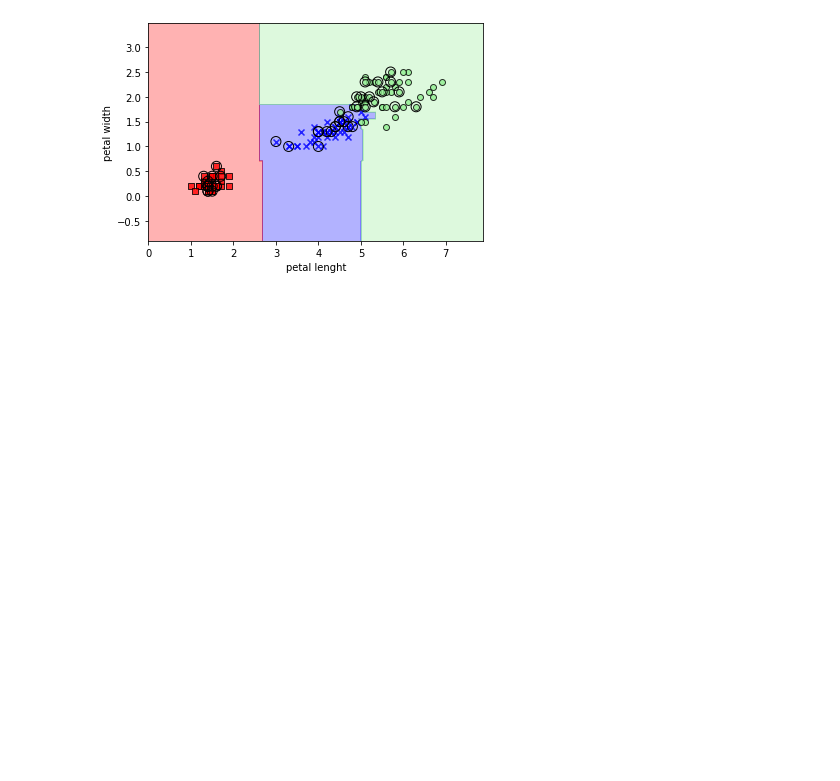
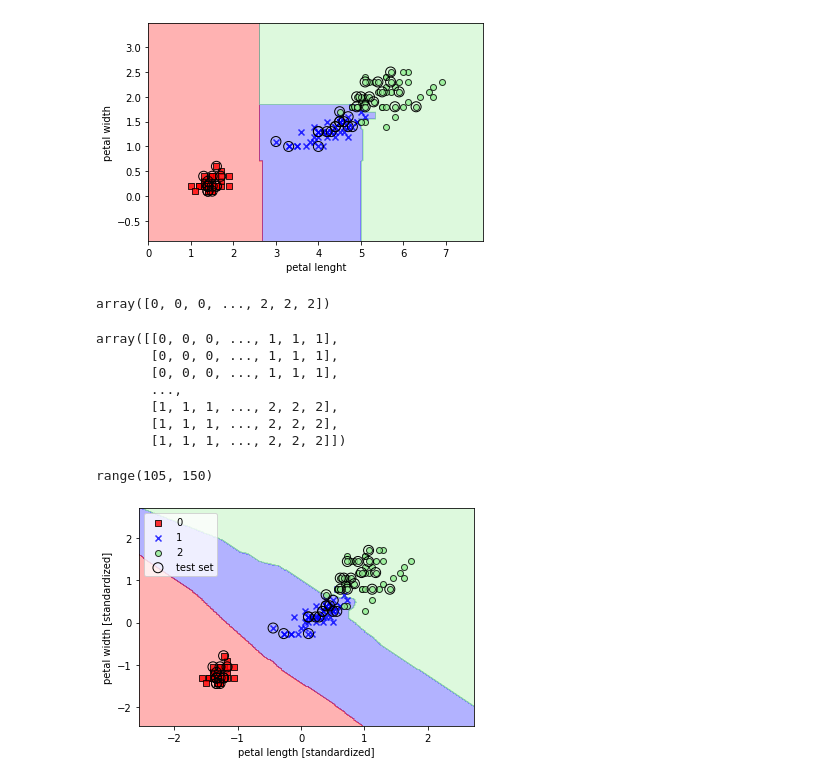
Before and after one commit to hirochan565G/PML_code, a Jupyter notebook: PML3.ipynb, the cells around one changed output. Saved outputs shown, nothing was run; the diff lists cells and outputs as text; code cells hidden in the pictures; blank space fills up the shorter version.

```diff
--- a/PML3.ipynb
+++ b/PML3.ipynb
@@ -837,0 +838,21 @@ range(105, 150)
+# %%
+knn = KNeighborsClassifier(n_neighbors=5, p=2,
+                          metric='minkowski')
+knn.fit(X_train_std, y_train)
+plot_decision_regions(X_combined_std, y_combined,
+                     classifier=knn, test_idx=range(105, 150))
+plt.xlabel('petal length [standardized]')
+plt.ylabel('petal width [standardized]')
+plt.legend(loc='upper left')
+plt.show();
+# %% [output]
+array([0, 0, 0, ..., 2, 2, 2])
+array([[0, 0, 0, ..., 1, 1, 1],
+       [0, 0, 0, ..., 1, 1, 1],
+       [0, 0, 0, ..., 1, 1, 1],
+       ...,
+       [1, 1, 1, ..., 2, 2, 2],
+       [1, 1, 1, ..., 2, 2, 2],
+       [1, 1, 1, ..., 2, 2, 2]])
+range(105, 150)
+[figure, added]
```
Also changed, not shown: parts of 8 cells of this notebook.
